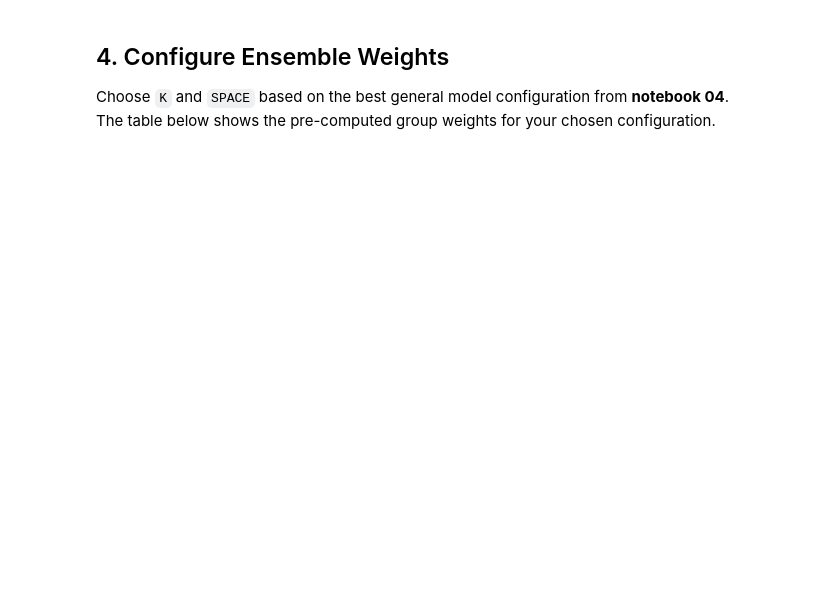
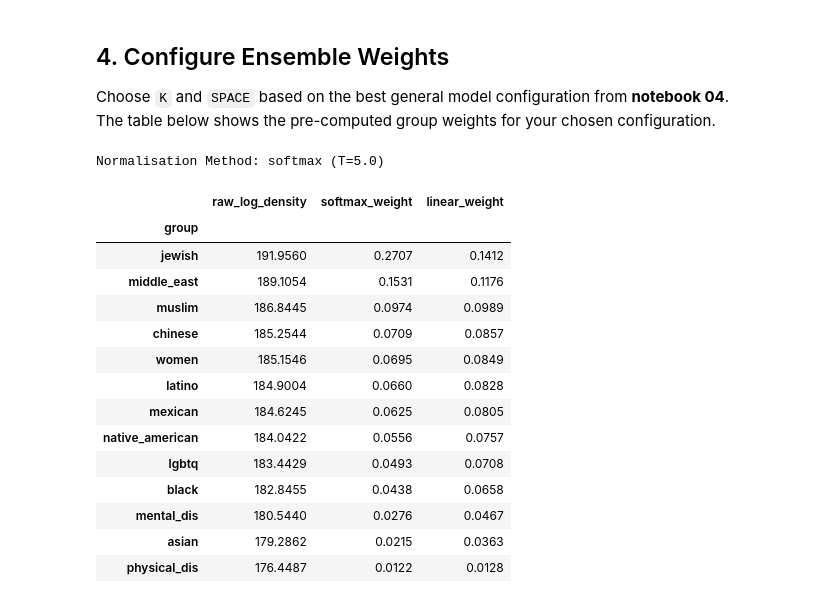
Before and after one commit to alex-dias/modernbert-hs, a Jupyter notebook: notebooks/03_01_training_ensemble.ipynb, the cells around one changed output. Saved outputs shown, nothing was run; the diff lists cells and outputs as text; code cells hidden in the pictures; blank space fills up the shorter version.

Commit message:
ensemble fix on normalization

```diff
--- a/notebooks/03_01_training_ensemble.ipynb
+++ b/notebooks/03_01_training_ensemble.ipynb
@@ -69,7 +74,7 @@ print('Densities CSV :', TOXIGEN_DENSITIES_CSV)
 One model per ToxiGen group, plain cross-entropy loss.
 Set `RUN_TRAINING = True` the first time. Subsequent runs load cached `metrics.json`.
 # %%
-RUN_TRAINING = False  # set True to train (slow)
+RUN_TRAINING = True  # set True to train (slow)
 
 if RUN_TRAINING:
     all_metrics = train_all_specialists(
@@ -134,18 +210,58 @@ The table below shows the pre-computed group weights for your chosen configurati
 # %%
 # --- Set these based on the best general model in notebook 04 ---
 K     = 100    # best K value from general model evaluation
-SPACE = 'raw'  # 'raw' or 'pca'
+SPACE = 'pca'  # 'raw' or 'pca'
 # %%
+# --- Configure Ensemble Normalisation ---
+# Methods:
+#   "softmax" (Recommended for log-densities, uses temperature T)
+#   "linear"  (Shifted linear scaling with a non-zero floor)
+NORM_METHOD = "softmax"
+NORM_TEMP   = 5.0
+
 raw_weights = compute_group_weights(TOXIGEN_DENSITIES_CSV, k=K, space=SPACE)
-norm_weights = normalise_weights(raw_weights)
+
+# Compute both for comparison
+weights_softmax = normalise_weights(raw_weights, method="softmax", temperature=NORM_TEMP)
+weights_linear  = normalise_weights(raw_weights, method="linear")
+
+# Select the method to use for the rest of the notebook
+norm_weights = weights_softmax if NORM_METHOD == "softmax" else weights_linear
 
 weights_df = (
     pd.DataFrame([
-        {'group': g, 'raw_weight': raw_weights[g], 'normalised_weight': norm_weights[g]}
+        {
+            'group': g,
+            'raw_log_density': raw_weights[g],
+            'softmax_weight': weights_softmax[g],
+            'linear_weight': weights_linear[g]
+        }
         for g in sorted(raw_weights)
     ])
     .set_index('group')
-    .sort_values('normalised_weight', ascending=False)
+    .sort_values('softmax_weight', ascending=False)
 )
 
-display(weights_df.style.format('{:.4f}').background_gradient(subset=['normalised_weight'], cmap='YlOrRd'))
+print(f"Normalisation Method: {NORM_METHOD} (T={NORM_TEMP if NORM_METHOD == 'softmax' else 'N/A'})")
+display(
+    weights_df.style.format('{:.4f}')
+    .background_gradient(subset=['softmax_weight'], cmap='YlGn')
+    .background_gradient(subset=['linear_weight'], cmap='YlOrRd')
+)
+# %% [output]
+Normalisation Method: softmax (T=5.0)
+|  | raw_log_density | softmax_weight | linear_weight |
+| group |  |  |  |
+| jewish | 191.9560 | 0.2707 | 0.1412 |
+| middle_east | 189.1054 | 0.1531 | 0.1176 |
+| muslim | 186.8445 | 0.0974 | 0.0989 |
+| chinese | 185.2544 | 0.0709 | 0.0857 |
+| women | 185.1546 | 0.0695 | 0.0849 |
+| latino | 184.9004 | 0.0660 | 0.0828 |
+| mexican | 184.6245 | 0.0625 | 0.0805 |
+| native_american | 184.0422 | 0.0556 | 0.0757 |
+| lgbtq | 183.4429 | 0.0493 | 0.0708 |
+| black | 182.8455 | 0.0438 | 0.0658 |
+| mental_dis | 180.5440 | 0.0276 | 0.0467 |
+| asian | 179.2862 | 0.0215 | 0.0363 |
+| physical_dis | 176.4487 | 0.0122 | 0.0128 |
```
Also changed, not shown: parts of 5 cells of this notebook, 3 other files.
